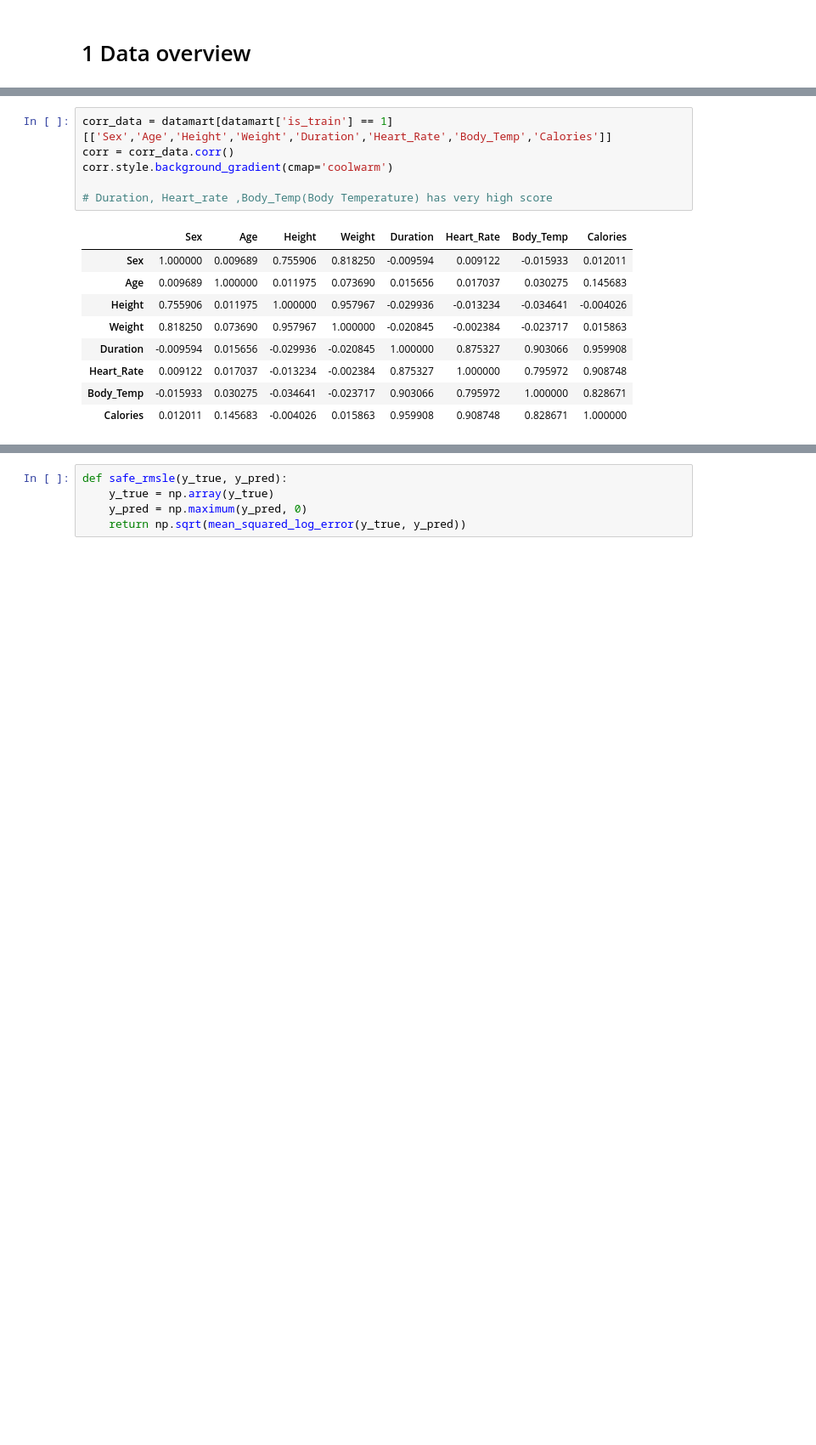
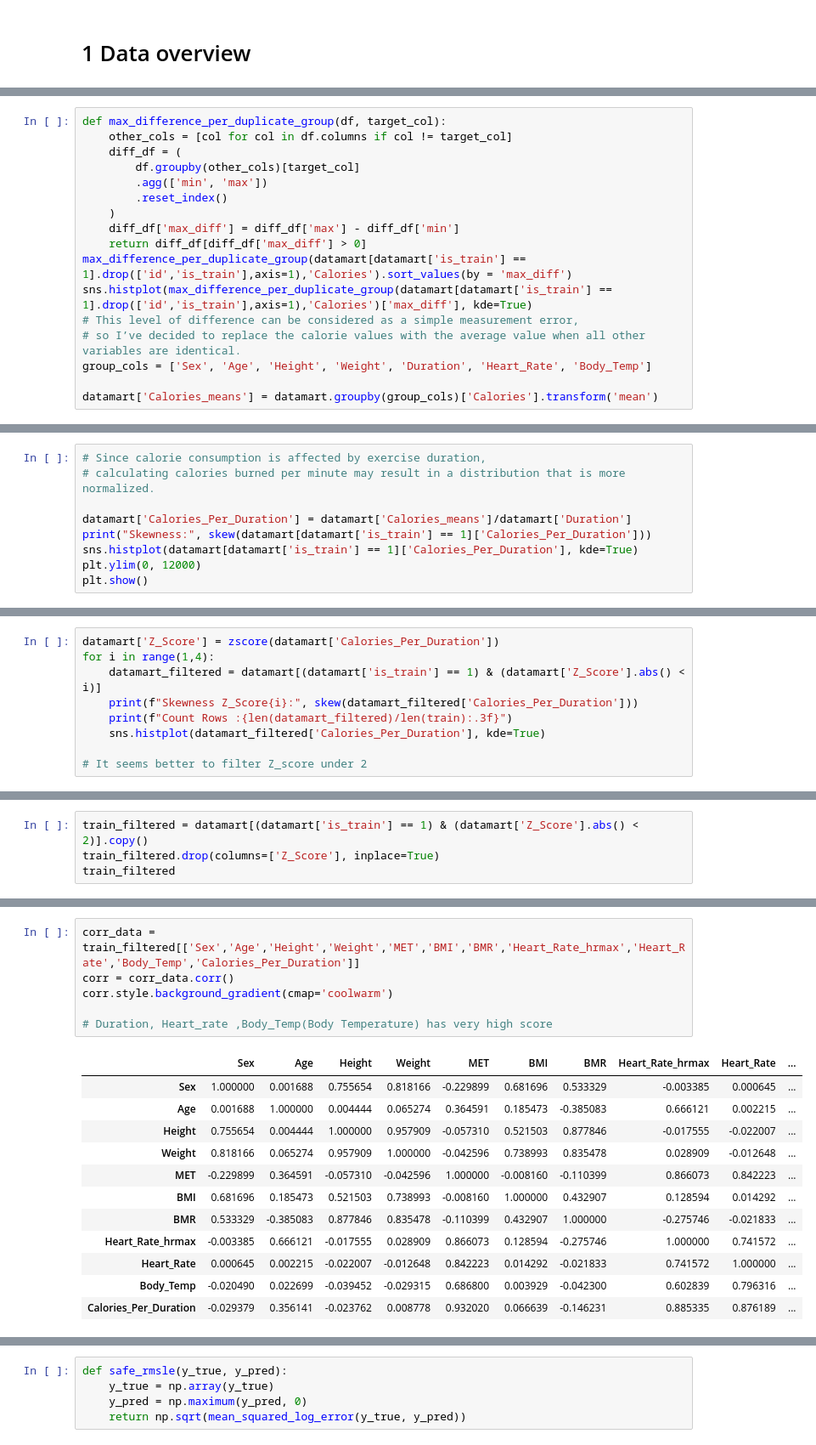
Before and after one commit to seiless/Kaggle, a Jupyter notebook: playground-series-s5e5/playground-series-s5e5.ipynb, the cells around one changed output, grey strips where cells are left out. Shown at 85% size. Saved outputs shown, nothing was run; the diff lists cells and outputs as text; blank space fills up the shorter version.

```diff
--- a/playground-series-s5e5/playground-series-s5e5.ipynb
+++ b/playground-series-s5e5/playground-series-s5e5.ipynb
@@ -93,0 +79,17 @@ plt.show()
+# %%
+def max_difference_per_duplicate_group(df, target_col):
+    other_cols = [col for col in df.columns if col != target_col]
+    diff_df = (
+        df.groupby(other_cols)[target_col]
+        .agg(['min', 'max'])
+        .reset_index()
+    )
+    diff_df['max_diff'] = diff_df['max'] - diff_df['min']
+    return diff_df[diff_df['max_diff'] > 0]
+max_difference_per_duplicate_group(datamart[datamart['is_train'] == 1].drop(['id','is_train'],axis=1),'Calories').sort_values(by = 'max_diff')
+sns.histplot(max_difference_per_duplicate_group(datamart[datamart['is_train'] == 1].drop(['id','is_train'],axis=1),'Calories')['max_diff'], kde=True)
+# This level of difference can be considered as a simple measurement error,
+# so I’ve decided to replace the calorie values with the average value when all other variables are identical.
+group_cols = ['Sex', 'Age', 'Height', 'Weight', 'Duration', 'Heart_Rate', 'Body_Temp']
+
+datamart['Calories_means'] = datamart.groupby(group_cols)['Calories'].transform('mean')
@@ -93,0 +98,9 @@ plt.show()
+# %%
+# Since calorie consumption is affected by exercise duration,
+# calculating calories burned per minute may result in a distribution that is more normalized.
+
+datamart['Calories_Per_Duration'] = datamart['Calories_means']/datamart['Duration']
+print("Skewness:", skew(datamart[datamart['is_train'] == 1]['Calories_Per_Duration']))
+sns.histplot(datamart[datamart['is_train'] == 1]['Calories_Per_Duration'], kde=True)
+plt.ylim(0, 12000)
+plt.show()
@@ -93,0 +141,9 @@ plt.show()
+# %%
+datamart['Z_Score'] = zscore(datamart['Calories_Per_Duration'])
+for i in range(1,4):
+    datamart_filtered = datamart[(datamart['is_train'] == 1) & (datamart['Z_Score'].abs() < i)]
+    print(f"Skewness Z_Score{i}:", skew(datamart_filtered['Calories_Per_Duration']))
+    print(f"Count Rows :{len(datamart_filtered)/len(train):.3f}")
+    sns.histplot(datamart_filtered['Calories_Per_Duration'], kde=True)
+
+# It seems better to filter Z_score under 2
@@ -93,0 +158,4 @@ plt.show()
+# %%
+train_filtered = datamart[(datamart['is_train'] == 1) & (datamart['Z_Score'].abs() < 2)].copy()
+train_filtered.drop(columns=['Z_Score'], inplace=True)
+train_filtered
@@ -107,16 +189,19 @@ plt.show()
 # %%
-corr_data = datamart[datamart['is_train'] == 1][['Sex','Age','Height','Weight','Duration','Heart_Rate','Body_Temp','Calories']]
+corr_data = train_filtered[['Sex','Age','Height','Weight','MET','BMI','BMR','Heart_Rate_hrmax','Heart_Rate','Body_Temp','Calories_Per_Duration']]
 corr = corr_data.corr()
 corr.style.background_gradient(cmap='coolwarm')
 
 # Duration, Heart_rate ,Body_Temp(Body Temperature) has very high score
 # %% [output]
-|  | Sex | Age | Height | Weight | Duration | Heart_Rate | Body_Temp | Calories |
-| Sex | 1.000000 | 0.009689 | 0.755906 | 0.818250 | -0.009594 | 0.009122 | -0.015933 | 0.012011 |
-| Age | 0.009689 | 1.000000 | 0.011975 | 0.073690 | 0.015656 | 0.017037 | 0.030275 | 0.145683 |
-| Height | 0.755906 | 0.011975 | 1.000000 | 0.957967 | -0.029936 | -0.013234 | -0.034641 | -0.004026 |
-| Weight | 0.818250 | 0.073690 | 0.957967 | 1.000000 | -0.020845 | -0.002384 | -0.023717 | 0.015863 |
-| Duration | -0.009594 | 0.015656 | -0.029936 | -0.020845 | 1.000000 | 0.875327 | 0.903066 | 0.959908 |
-| Heart_Rate | 0.009122 | 0.017037 | -0.013234 | -0.002384 | 0.875327 | 1.000000 | 0.795972 | 0.908748 |
-| Body_Temp | -0.015933 | 0.030275 | -0.034641 | -0.023717 | 0.903066 | 0.795972 | 1.000000 | 0.828671 |
-| Calories | 0.012011 | 0.145683 | -0.004026 | 0.015863 | 0.959908 | 0.908748 | 0.828671 | 1.000000 |
+|  | Sex | Age | Height | Weight | MET | BMI | BMR | Heart_Rate_hrmax | Heart_Rate | ... |
+| Sex | 1.000000 | 0.001688 | 0.755654 | 0.818166 | -0.229899 | 0.681696 | 0.533329 | -0.003385 | 0.000645 | ... |
+| Age | 0.001688 | 1.000000 | 0.004444 | 0.065274 | 0.364591 | 0.185473 | -0.385083 | 0.666121 | 0.002215 | ... |
+| Height | 0.755654 | 0.004444 | 1.000000 | 0.957909 | -0.057310 | 0.521503 | 0.877846 | -0.017555 | -0.022007 | ... |
+| Weight | 0.818166 | 0.065274 | 0.957909 | 1.000000 | -0.042596 | 0.738993 | 0.835478 | 0.028909 | -0.012648 | ... |
+| MET | -0.229899 | 0.364591 | -0.057310 | -0.042596 | 1.000000 | -0.008160 | -0.110399 | 0.866073 | 0.842223 | ... |
+| BMI | 0.681696 | 0.185473 | 0.521503 | 0.738993 | -0.008160 | 1.000000 | 0.432907 | 0.128594 | 0.014292 | ... |
+| BMR | 0.533329 | -0.385083 | 0.877846 | 0.835478 | -0.110399 | 0.432907 | 1.000000 | -0.275746 | -0.021833 | ... |
+| Heart_Rate_hrmax | -0.003385 | 0.666121 | -0.017555 | 0.028909 | 0.866073 | 0.128594 | -0.275746 | 1.000000 | 0.741572 | ... |
+| Heart_Rate | 0.000645 | 0.002215 | -0.022007 | -0.012648 | 0.842223 | 0.014292 | -0.021833 | 0.741572 | 1.000000 | ... |
+| Body_Temp | -0.020490 | 0.022699 | -0.039452 | -0.029315 | 0.686800 | 0.003929 | -0.042300 | 0.602839 | 0.796316 | ... |
+| Calories_Per_Duration | -0.029379 | 0.356141 | -0.023762 | 0.008778 | 0.932020 | 0.066639 | -0.146231 | 0.885335 | 0.876189 | ... |
```
Also changed, not shown: parts of 29 cells of this notebook.
